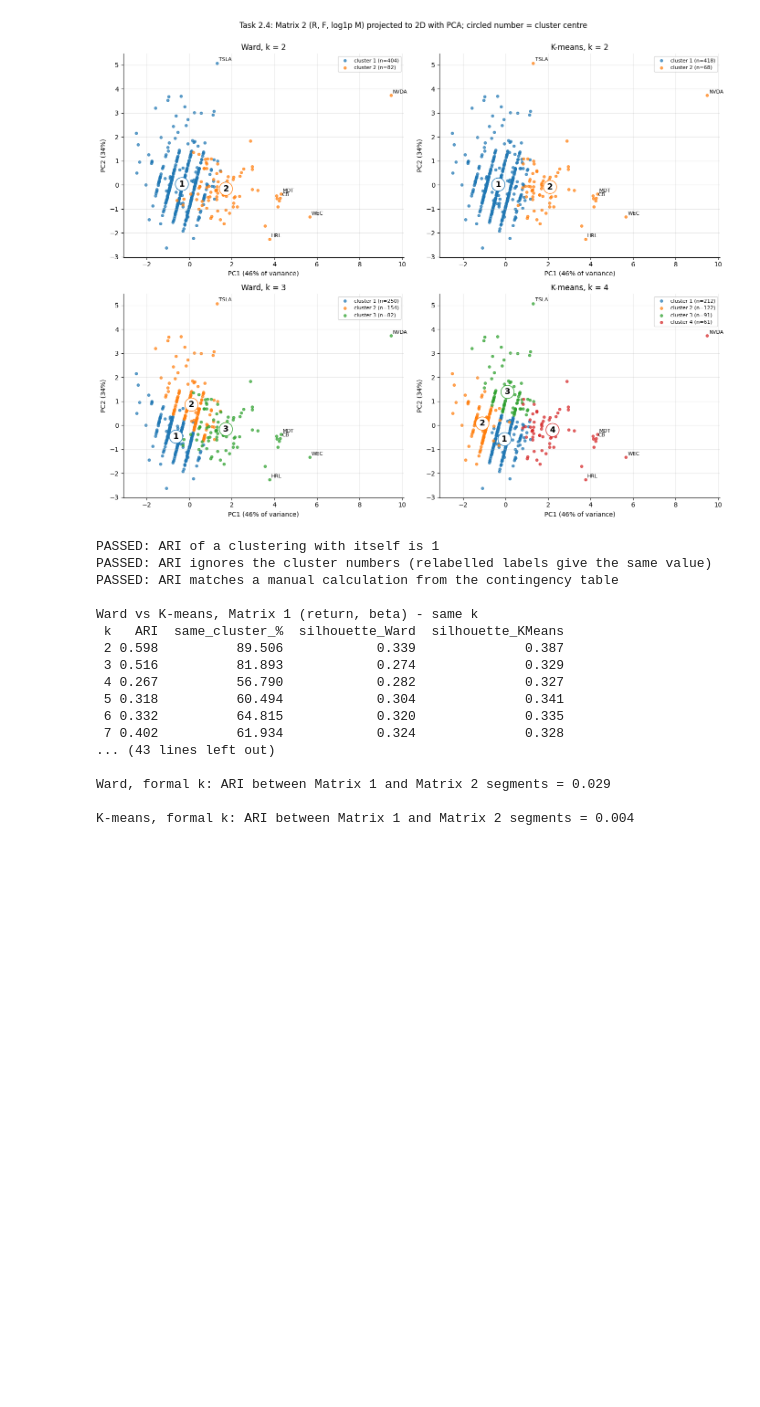
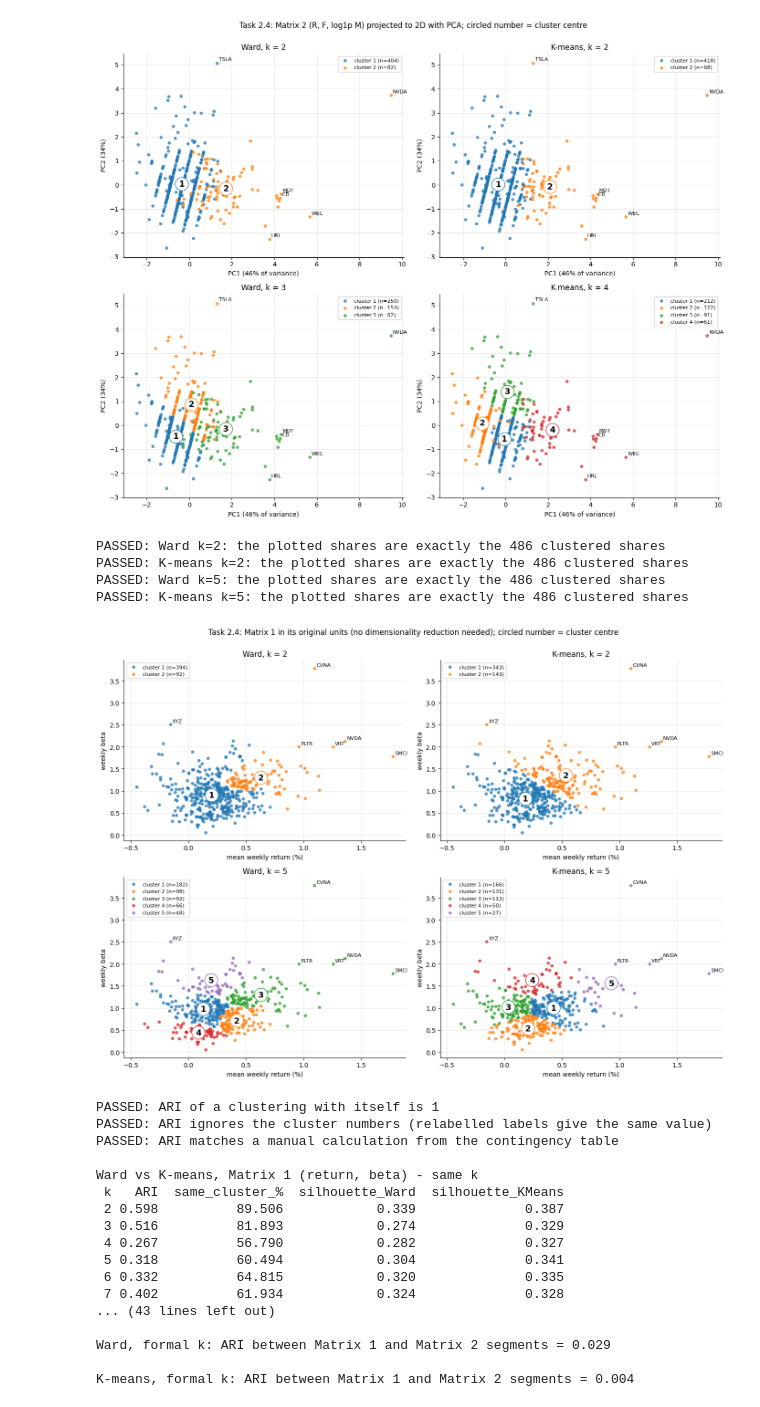
Before and after one commit to sasitha12/CRMCM_CW01_w2052134, a Jupyter notebook: CRM_CW01_w2052134.ipynb, the cells around one changed output. Saved outputs shown, nothing was run; the diff lists cells and outputs as text; code cells hidden in the pictures; blank space fills up the shorter version.

```diff
--- a/CRM_CW01_w2052134.ipynb
+++ b/CRM_CW01_w2052134.ipynb
@@ -1584,6 +1602,30 @@ recency_days           0.71         0.02
 frequency_60d         -0.65         0.40
 log1p_monetary         0.27         0.92
 [figure]
+# %%
+# TASK 2.4 | Part A2: Matrix 1 drawn on its own two axes (a 2-feature matrix needs no dimensionality reduction; PCA would only rotate it)
+x1 = 100 * feature_table["mean_weekly_return"]
+far1 = (Z1 ** 2).sum(axis=1).nlargest(6).index
+fig, ax = plt.subplots(2, 2, figsize=(14, 10))
+for a, (algo, store, k) in zip(ax.ravel(), [("Ward", ward_final, ward_k["M1"]), ("K-means", km_final, km_k["M1"]), ("Ward", ward_final, ward_k3["M1"]), ("K-means", km_final, km_k3["M1"])]):
+    g = store[("M1", k)]
+    check(f"{algo} k={k}: the plotted shares are exactly the 486 clustered shares", g.index.equals(feature_table.index))
+    for cl in sorted(g.unique()):
+        m = g == cl
+        a.scatter(x1[m], feature_table.loc[m, "weekly_beta"], s=16, alpha=0.7, color=plt.cm.tab10(cl - 1), label=f"cluster {cl} (n={int(m.sum())})")
+        a.annotate(str(cl), (x1[m].mean(), feature_table.loc[m, "weekly_beta"].mean()), fontsize=13, fontweight="bold", ha="center", va="center",
+                   bbox={"boxstyle": "circle", "fc": "white", "ec": plt.cm.tab10(cl - 1)})
+    for t in far1:
+        a.annotate(t, (x1[t], feature_table.at[t, "weekly_beta"]), fontsize=8, xytext=(3, 3), textcoords="offset points")
+    a.set(title=f"{algo}, k = {k}", xlabel="mean weekly return (%)", ylabel="weekly beta"); a.legend(fontsize=8, loc="upper left")
+fig.suptitle("Task 2.4: Matrix 1 in its original units (no dimensionality reduction needed); circled number = cluster centre", y=1.0)
+save_fig("fig21b_task24_matrix1_original_axes")
+# %% [output]
+PASSED: Ward k=2: the plotted shares are exactly the 486 clustered shares
+PASSED: K-means k=2: the plotted shares are exactly the 486 clustered shares
+PASSED: Ward k=5: the plotted shares are exactly the 486 clustered shares
+PASSED: K-means k=5: the plotted shares are exactly the 486 clustered shares
+[figure, added]
 # %%
 # TASK 2.4 | Part B: Ward versus K-means on the same 486 shares (adjusted Rand index, memberships, silhouette side by side)
 from scipy.optimize import linear_sum_assignment
```
Also changed, not shown: parts of 4 cells of this notebook.
